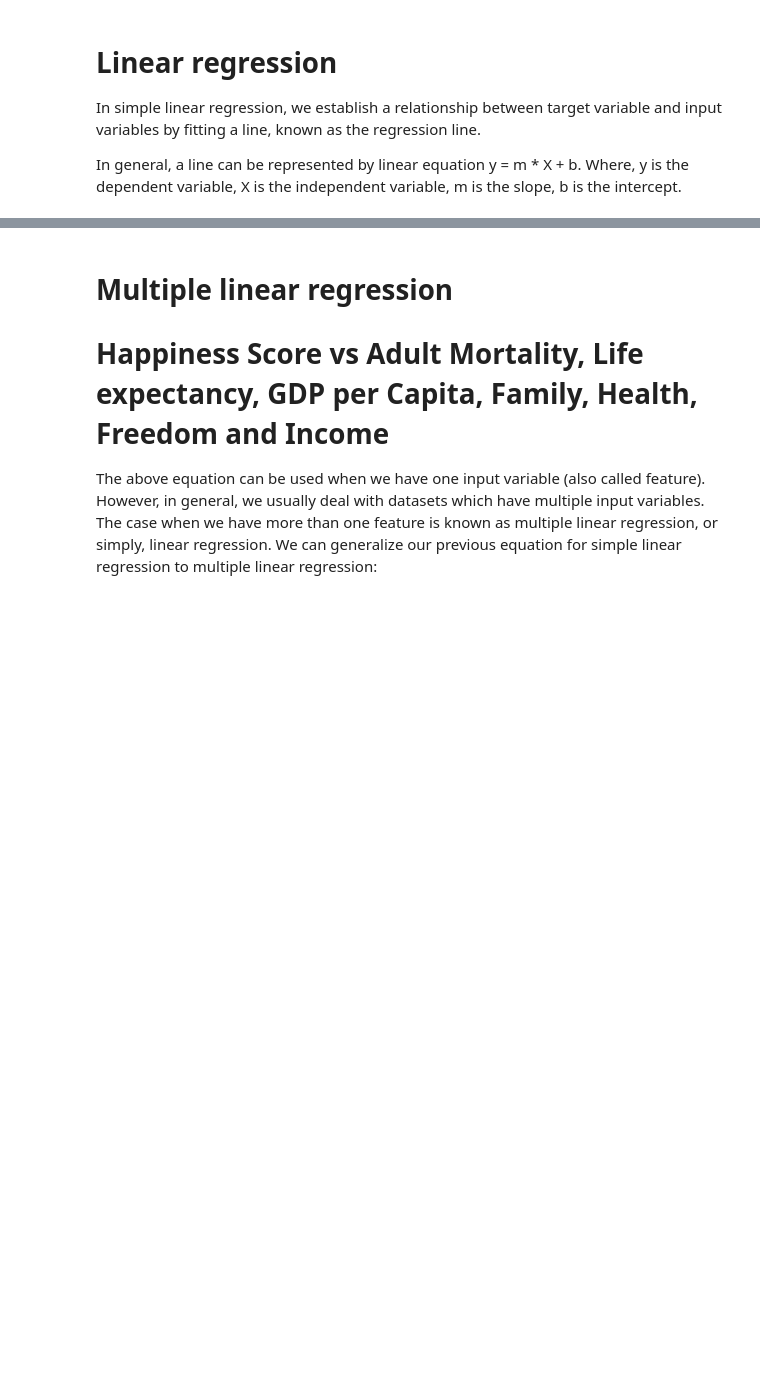
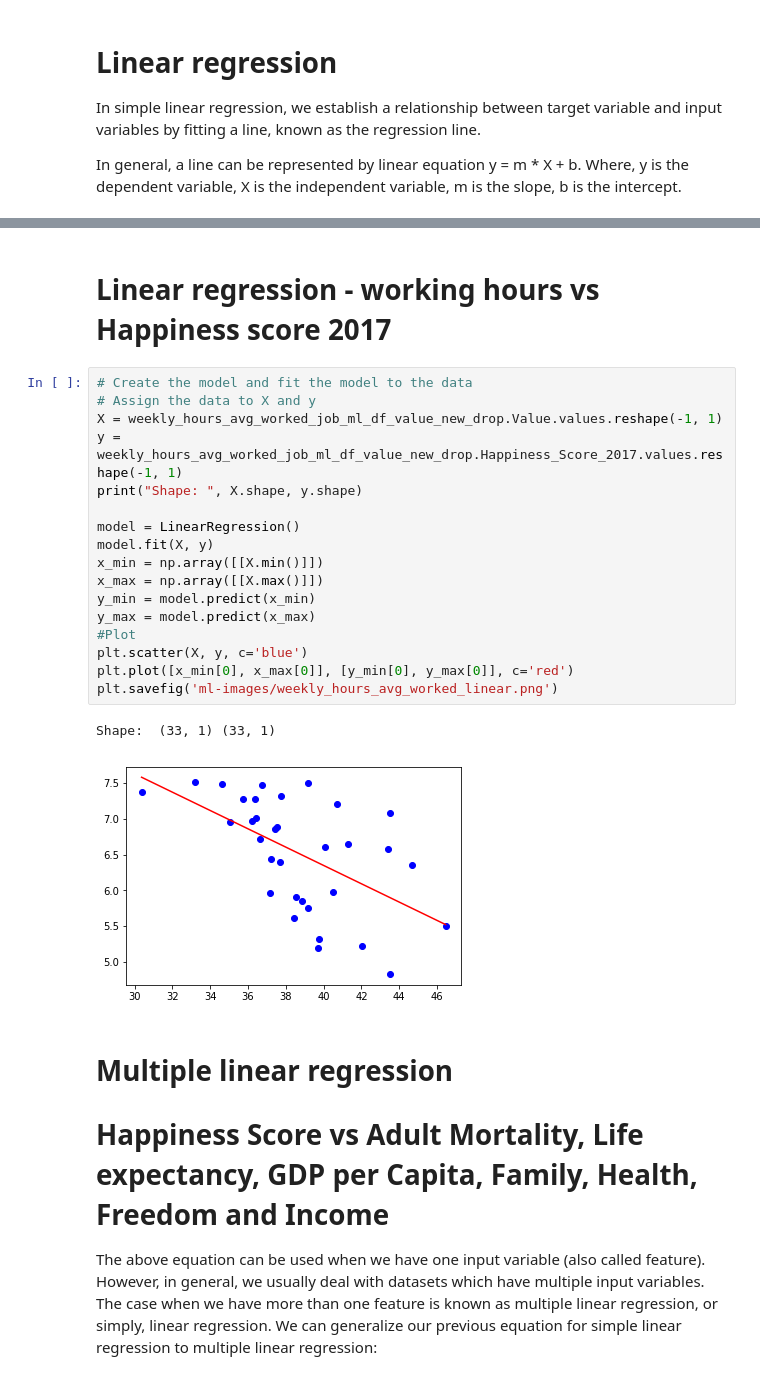
Before and after one commit to xliu510/Happiness, a Jupyter notebook: Import-export-clean-data.ipynb, the cells around one changed output, grey strips where cells are left out. Saved outputs shown, nothing was run; the diff lists cells and outputs as text; blank space fills up the shorter version.

Commit message:
updated Import-export-clean-data* and added ml-images

```diff
--- a/Import-export-clean-data.ipynb
+++ b/Import-export-clean-data.ipynb
@@ -165,4 +174,26 @@ Shape:  (135, 1) (135, 1)
 [figure]
+# %% [markdown]
+# Linear regression - working hours vs Happiness score 2017
+# %%
+# Create the model and fit the model to the data
+# Assign the data to X and y
+X = weekly_hours_avg_worked_job_ml_df_value_new_drop.Value.values.reshape(-1, 1)
+y = weekly_hours_avg_worked_job_ml_df_value_new_drop.Happiness_Score_2017.values.reshape(-1, 1)
+print("Shape: ", X.shape, y.shape)
+
+model = LinearRegression()
+model.fit(X, y)
+x_min = np.array([[X.min()]])
+x_max = np.array([[X.max()]])
+y_min = model.predict(x_min)
+y_max = model.predict(x_max)
+#Plot
+plt.scatter(X, y, c='blue')
+plt.plot([x_min[0], x_max[0]], [y_min[0], y_max[0]], c='red')
+plt.savefig('ml-images/weekly_hours_avg_worked_linear.png')
+# %% [output]
+Shape:  (33, 1) (33, 1)
+[figure, added]
 # %% [markdown]
 # Multiple linear regression
 # Happiness Score vs Adult Mortality, Life expectancy, GDP per Capita, Family, Health, Freedom and Income
```
Also changed, not shown: parts of 29 cells of this notebook, 7 other files.
